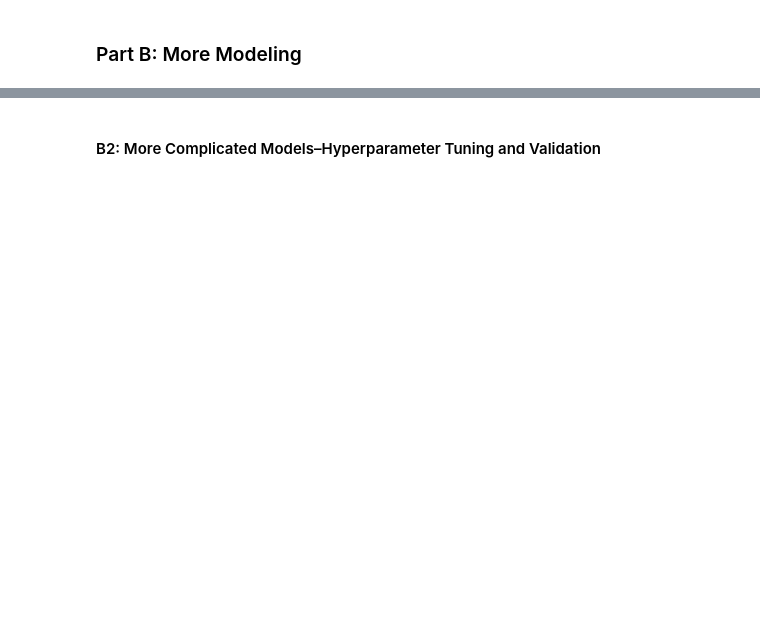
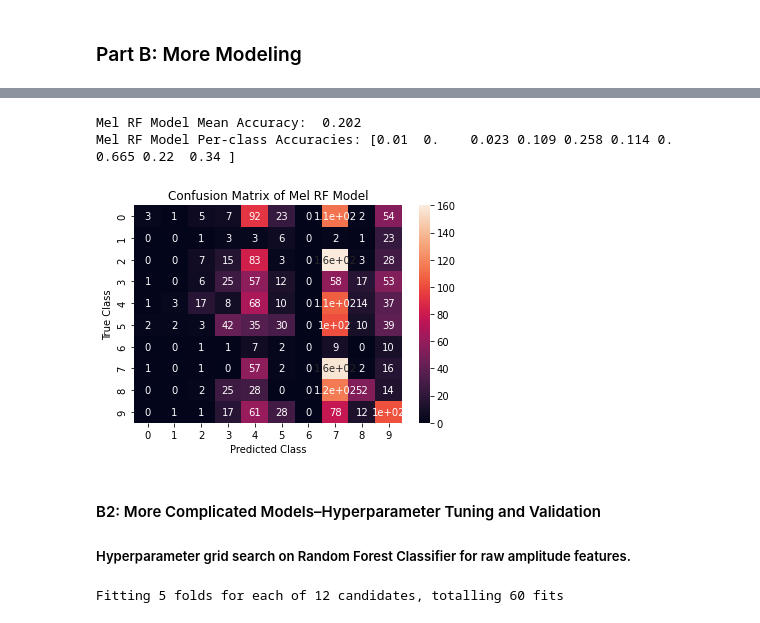
Before and after one commit to rodneyslafuente/cs181-practical, a Jupyter notebook: Practical.ipynb, the cells around one changed output, grey strips where cells are left out. Drawn from its saved outputs; the diff is of its cells as text; code cells hidden in the pictures; blank space fills up the shorter version.

```diff
--- a/Practical.ipynb
+++ b/Practical.ipynb
@@ -168,2 +213,56 @@ Here we
+# %%
+mel_rf_model = RandomForestClassifier(n_estimators=200, n_jobs=-1, class_weight="balanced")
+
+mel_rf_model.fit(X_mel_train_reduced, y_mel_train)
+
+# save classifier as pickle
+with open("mel_rf_model.pickle", "wb") as file:
+    pickle.dump(mel_rf_model, file)
+# %%
+# load classifier from pickle
+with open('mel_rf_model.pickle', "rb") as file:
+    mel_rf_model = pickle.load(file)
+
+# make predictions
+y_mel_preds = mel_rf_model.predict(X_mel_test_reduced)
+
+# calculate accuracy and balanced accuracy
+print("Mel RF Model Mean Accuracy: ", round(accuracy_score(y_mel_preds, y_mel_test), 3))
+
+# create confusion matrix
+cfm = confusion_matrix(y_mel_test, y_mel_preds)
+
+# calculate per-class accuracies from confusion matrix
+class_accs = np.round(cfm.diagonal() / cfm.sum(axis=1), 3)
+print("Mel RF Model Per-class Accuracies: "+str(class_accs))
+
+# plot confusion matrix
+sns.heatmap(cfm, annot=True)
+plt.title("Confusion Matrix of Mel RF Model")
+plt.xlabel("Predicted Class")
+plt.ylabel("True Class")
+plt.show()
+# %% [output]
+Mel RF Model Mean Accuracy:  0.202
+Mel RF Model Per-class Accuracies: [0.01  0.    0.023 0.109 0.258 0.114 0.    0.665 0.22  0.34 ]
+[figure, added]
 # %% [markdown]
 #### B2: More Complicated Models–Hyperparameter Tuning and Validation
+##### Hyperparameter grid search on Random Forest Classifier for raw amplitude features.
+# %%
+# these are the settings that we will tune: 'C', 'kernel'
+param_grid = {'n_estimators' : [320, 360, 400, 440, 480, 520],
+              'class_weight' : [None, 'balanced']}
+
+# instantiate our template model
+amp_rf = RandomForestClassifier()
+
+# instantiate our gridsearch estimator - cv=None defaults to the 5-fold cross validation
+amp_rf_cv = GridSearchCV(estimator=amp_rf, param_grid=param_grid, n_jobs=-1, cv=None, verbose=1)
+amp_rf_cv.fit(X_amp_train_reduced, y_amp_train)
+
+# save classifier as pickle
+with open("amp_rf_cv.pickle", "wb") as file:
+    pickle.dump(amp_rf_cv, file)
+# %% [output]
+Fitting 5 folds for each of 12 candidates, totalling 60 fits
```
Also changed, not shown: parts of 20 cells of this notebook, 7 other files.
